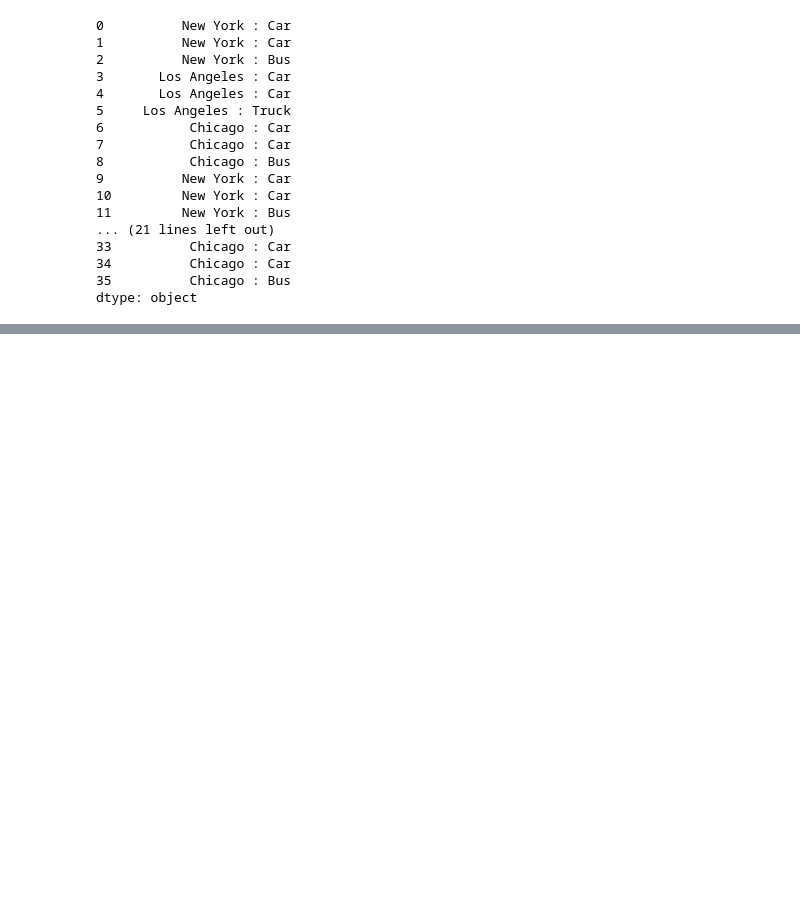
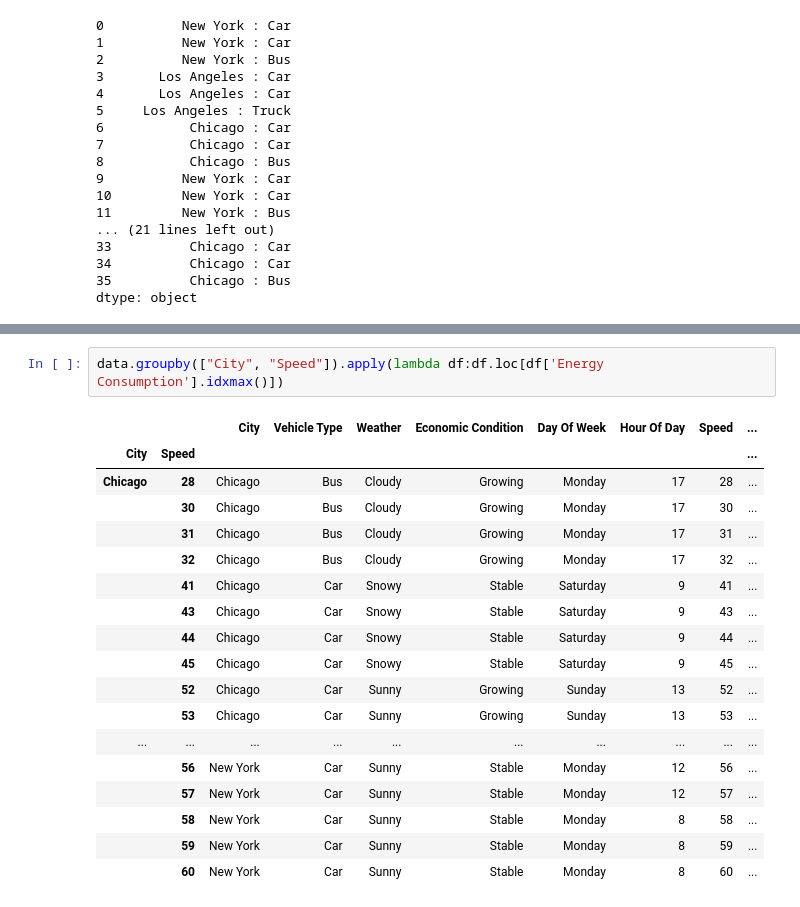
Before and after one commit to MR-ROGUE01/ai-ml-python-libraries, a Jupyter notebook: PANDAS/03_Summary Functions and Maps.ipynb, the cells around one changed output, grey strips where cells are left out. Drawn from its saved outputs; the diff is of its cells as text; blank space fills up the shorter version.

```diff
--- a/PANDAS/03_Summary Functions and Maps.ipynb
+++ b/PANDAS/03_Summary Functions and Maps.ipynb
@@ -122,0 +157,21 @@ dtype: object
+# %%
+data.groupby(["City", "Speed"]).apply(lambda df:df.loc[df['Energy Consumption'].idxmax()])
+# %% [output]
+|  |  | City | Vehicle Type | Weather | Economic Condition | Day Of Week | Hour Of Day | Speed | ... |
+| City | Speed |  |  |  |  |  |  |  | ... |
+| Chicago | 28 | Chicago | Bus | Cloudy | Growing | Monday | 17 | 28 | ... |
+|  | 30 | Chicago | Bus | Cloudy | Growing | Monday | 17 | 30 | ... |
+|  | 31 | Chicago | Bus | Cloudy | Growing | Monday | 17 | 31 | ... |
+|  | 32 | Chicago | Bus | Cloudy | Growing | Monday | 17 | 32 | ... |
+|  | 41 | Chicago | Car | Snowy | Stable | Saturday | 9 | 41 | ... |
+|  | 43 | Chicago | Car | Snowy | Stable | Saturday | 9 | 43 | ... |
+|  | 44 | Chicago | Car | Snowy | Stable | Saturday | 9 | 44 | ... |
+|  | 45 | Chicago | Car | Snowy | Stable | Saturday | 9 | 45 | ... |
+|  | 52 | Chicago | Car | Sunny | Growing | Sunday | 13 | 52 | ... |
+|  | 53 | Chicago | Car | Sunny | Growing | Sunday | 13 | 53 | ... |
+| ... | ... | ... | ... | ... | ... | ... | ... | ... | ... |
+|  | 56 | New York | Car | Sunny | Stable | Monday | 12 | 56 | ... |
+|  | 57 | New York | Car | Sunny | Stable | Monday | 12 | 57 | ... |
+|  | 58 | New York | Car | Sunny | Stable | Monday | 8 | 58 | ... |
+|  | 59 | New York | Car | Sunny | Stable | Monday | 8 | 59 | ... |
+|  | 60 | New York | Car | Sunny | Stable | Monday | 8 | 60 | ... |
```
Also changed, not shown: parts of 19 cells of this notebook.
